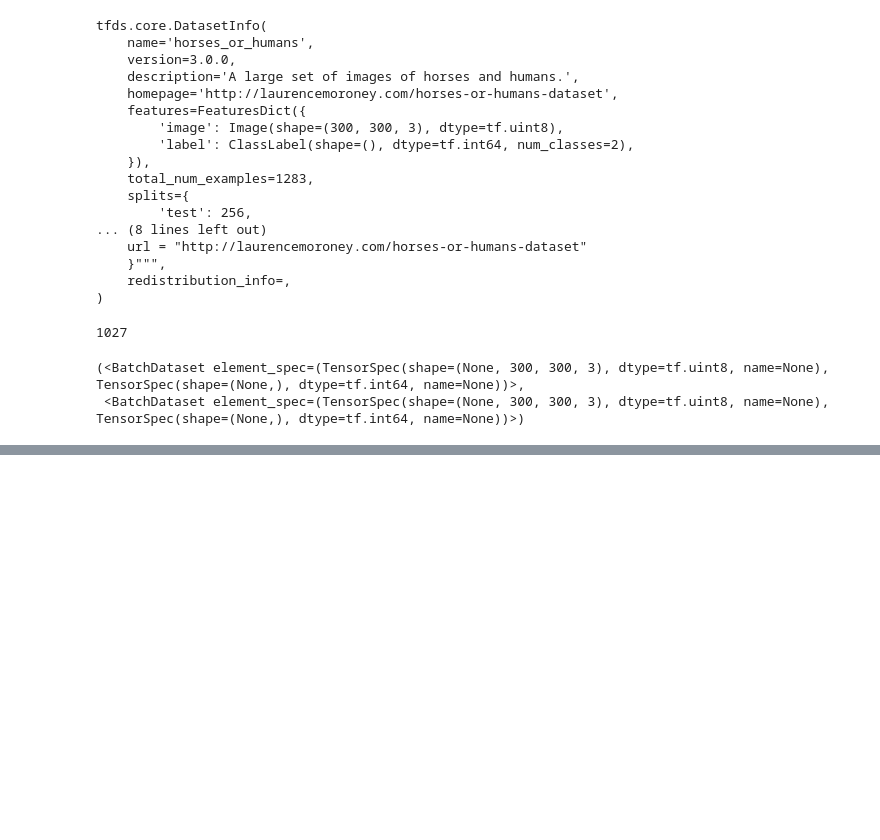
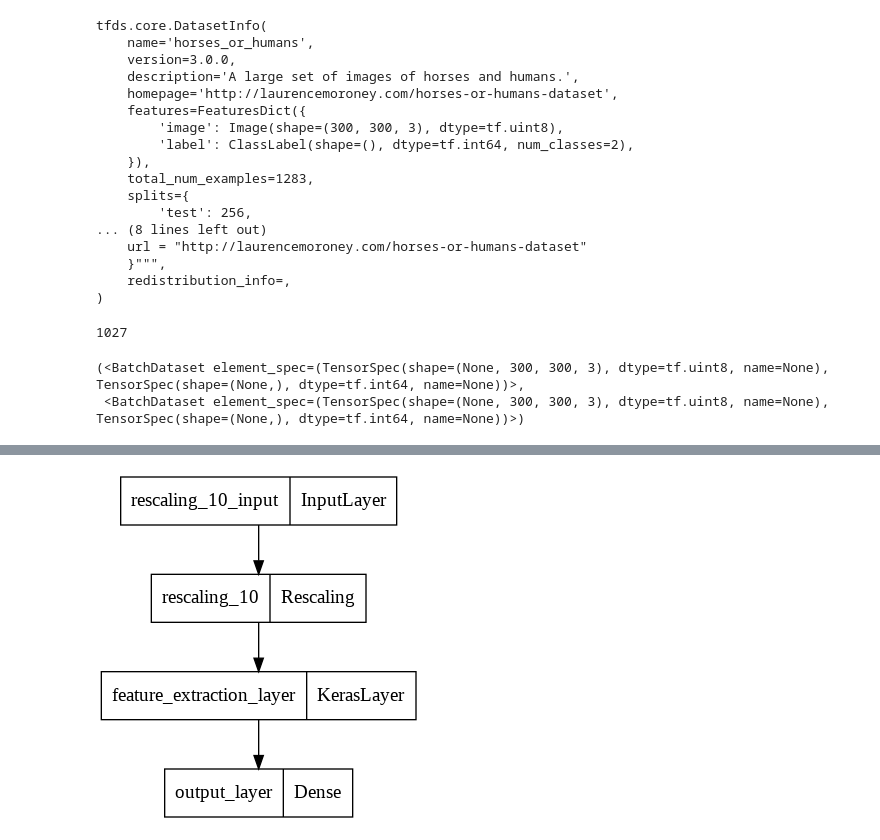
Before and after one commit to ngcheeyuan/Tensorflow-Certification-Practice, a Jupyter notebook: horses_or_human.ipynb, the cells around one changed output, grey strips where cells are left out. Drawn from its saved outputs; the diff is of its cells as text; code cells hidden in the pictures; blank space fills up the shorter version.

```diff
--- a/horses_or_human.ipynb
+++ b/horses_or_human.ipynb
@@ -170,0 +215,15 @@ plot_curves(history_0)
+# %%
+model_url = 'https://tfhub.dev/google/imagenet/efficientnet_v2_imagenet1k_s/classification/2'
+model_2 = create_model(model_url,num_classes = 1)
+# %%
+model_2.compile(optimizer = tf.keras.optimizers.Adam(),
+                loss = tf.keras.losses.BinaryCrossentropy(),
+                metrics = ['accuracy'])
+# %%
+FILEPATH = FILEPATH_BASE + '/efficient_net_v2'
+history_2 = model_2.fit(train_data,
+                        epochs = 5,
+                        validation_data = test_data,
+                        callbacks = [tf.keras.callbacks.ModelCheckpoint(filepath = FILEPATH,
+                                                                        monitor = 'val_accuracy',
+                                                                        save_best_only = True)])
@@ -170,0 +250,4 @@ plot_curves(history_0)
+# %%
+plot_model(model_2)
+# %% [output]
+[figure, added]
```
Also changed, not shown: parts of 22 cells of this notebook.
